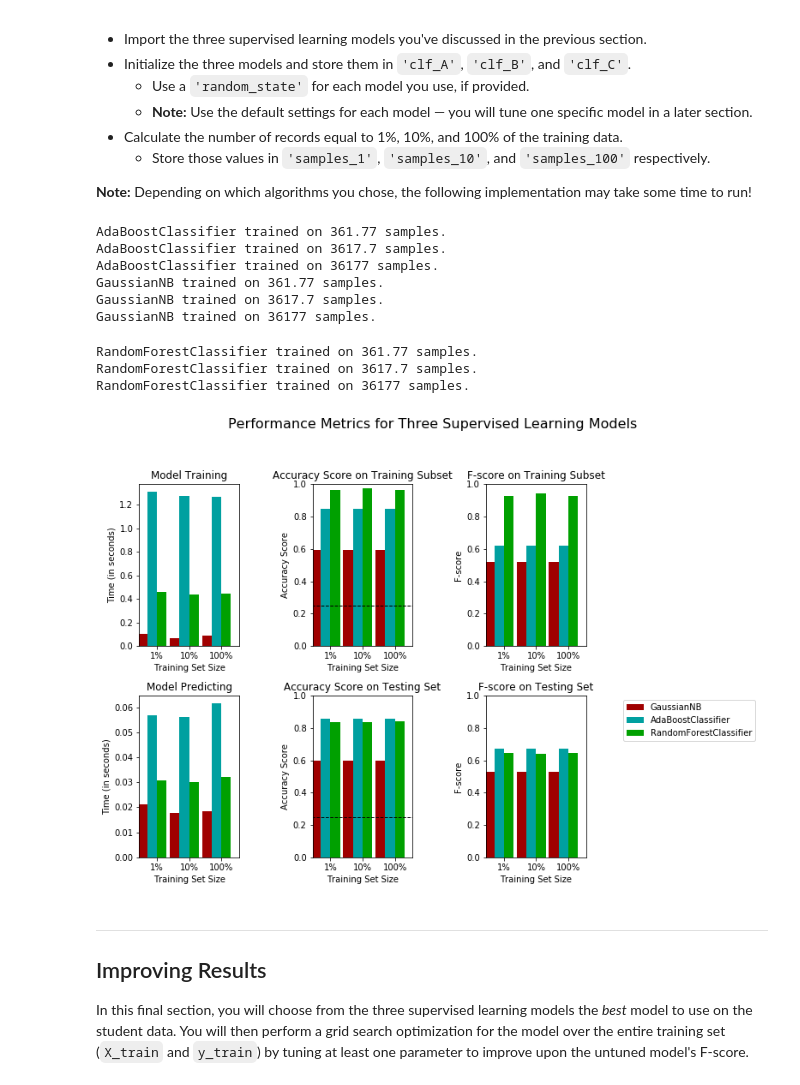
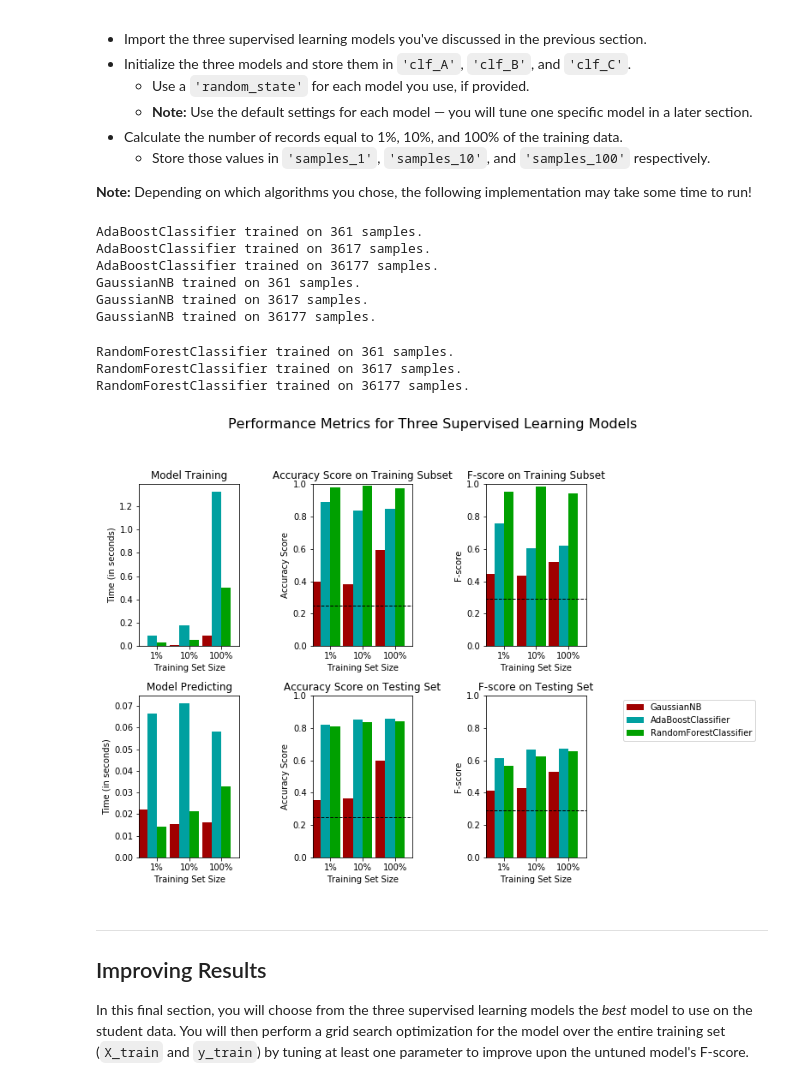
Before and after one commit to anushav101/finding_donors, a Jupyter notebook: finding_donors.ipynb, the cells around one changed output. Cells and saved outputs as stored; diff of their text form; code cells hidden in the pictures.

```diff
--- a/finding_donors.ipynb
+++ b/finding_donors.ipynb
@@ -267,7 +267,7 @@ recall = n_greater_50k / n_greater_50k
 precision = n_greater_50k / n_records
 
 # TODO: Calculate F-score using the formula above for beta = 0.5 and correct values for precision and recall.
-fscore = (1 + 0.25) + (precision * recall) / ((0.25 * precision) + recall)
+fscore = (1 + 0.25) * ( (precision * recall) / ((0.25 * precision) + recall) )
 
 # Print the results
 print("Naive Predictor: [Accuracy score: {:.4f}, F-score: {:.4f}]".format(accuracy, fscore))
@@ -344,7 +344,7 @@ def train_predict(learner, sample_size, X_train, y_train, X_test, y_test):
 
     # TODO: Fit the learner to the training data using slicing with 'sample_size' using .fit(training_features[:], training_labels[:])
     start = time() # Get start time
-    learner = learner.fit(X_train, y_train)
+    learner = learner.fit(X_train[:sample_size], y_train[:sample_size])
     end = time() # Get end time
 
     # TODO: Calculate the training time
@@ -393,44 +393,44 @@ In the code cell, you will need to implement the following:
 from sklearn.ensemble import AdaBoostClassifier
 from sklearn.ensemble import RandomForestClassifier
 from sklearn.naive_bayes import GaussianNB
 
 # TODO: Initialize the three models
-clf_A = AdaBoostClassifier()
+clf_A = AdaBoostClassifier(random_state=42)
 clf_B = GaussianNB()
-clf_C = RandomForestClassifier()
+clf_C = RandomForestClassifier(random_state=42)
 
 
 
 # TODO: Calculate the number of samples for 1%, 10%, and 100% of the training data
 # HINT: samples_100 is the entire training set i.e. len(y_train)
 # HINT: samples_10 is 10% of samples_100 (ensure to set the count of the values to be `int` and not `float`)
 # HINT: samples_1 is 1% of samples_100 (ensure to set the count of the values to be `int` and not `float`)
 samples_100 = len(y_train)
-samples_10 = len(y_train) / 10
-samples_1 = len(y_train) / 100
+samples_10 = len(y_train) // 10
+samples_1 = len(y_train) // 100
 
 # Collect results on the learners
 results = {}
 for clf in [clf_A, clf_B, clf_C]:
     clf_name = clf.__class__.__name__
     results[clf_name] = {}
     for i, samples in enumerate([samples_1, samples_10, samples_100]):
         results[clf_name][i] = \
         train_predict(clf, samples, X_train, y_train, X_test, y_test)
 
 # Run metrics visualization for the three supervised learning models chosen
 vs.evaluate(results, accuracy, fscore)
 # %% [output]
-AdaBoostClassifier trained on 361.77 samples.
-AdaBoostClassifier trained on 3617.7 samples.
+AdaBoostClassifier trained on 361 samples.
+AdaBoostClassifier trained on 3617 samples.
 AdaBoostClassifier trained on 36177 samples.
-GaussianNB trained on 361.77 samples.
-GaussianNB trained on 3617.7 samples.
+GaussianNB trained on 361 samples.
+GaussianNB trained on 3617 samples.
 GaussianNB trained on 36177 samples.
-RandomForestClassifier trained on 361.77 samples.
-RandomForestClassifier trained on 3617.7 samples.
+RandomForestClassifier trained on 361 samples.
+RandomForestClassifier trained on 3617 samples.
 RandomForestClassifier trained on 36177 samples.
-[figure, old version]
+[figure, new version]
 # %% [markdown]
 ----
 ## Improving Results
```
Also changed, not shown: parts of 11 cells of this notebook, 1 other file.
